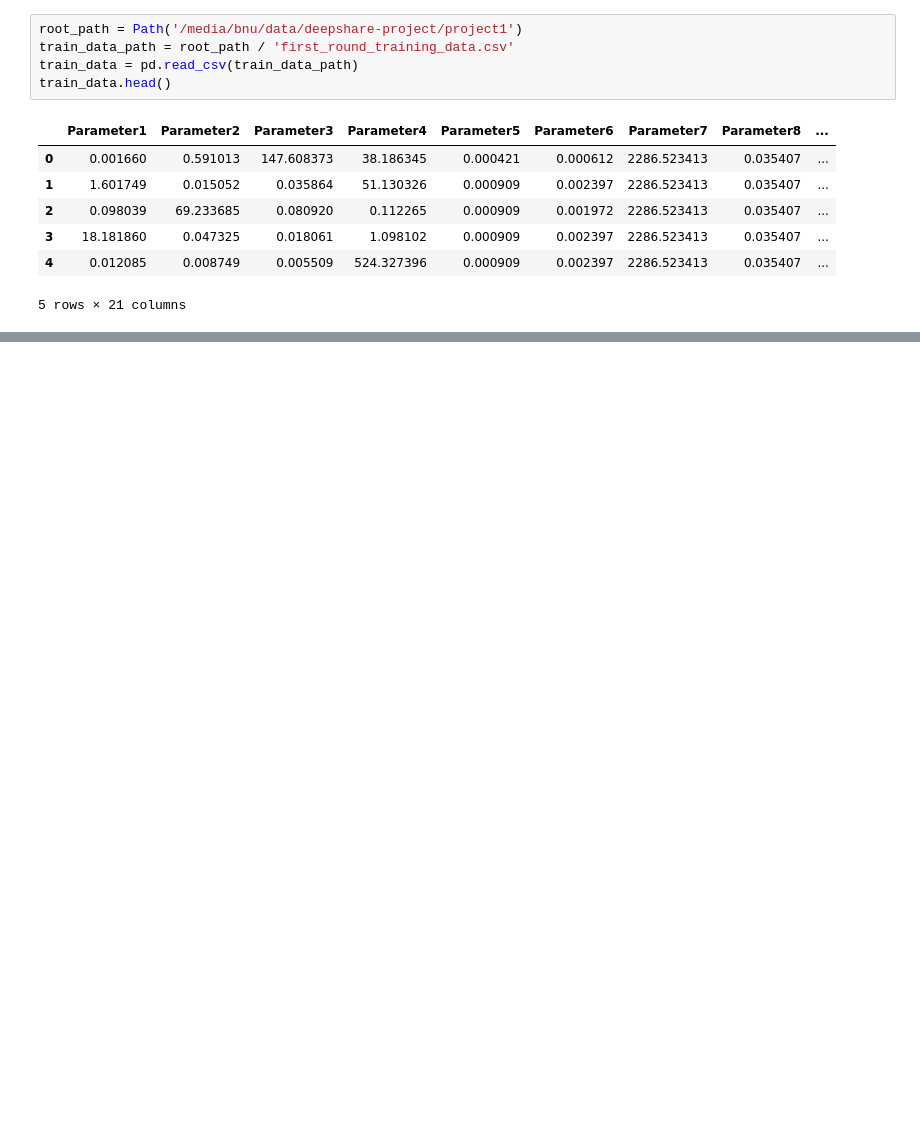
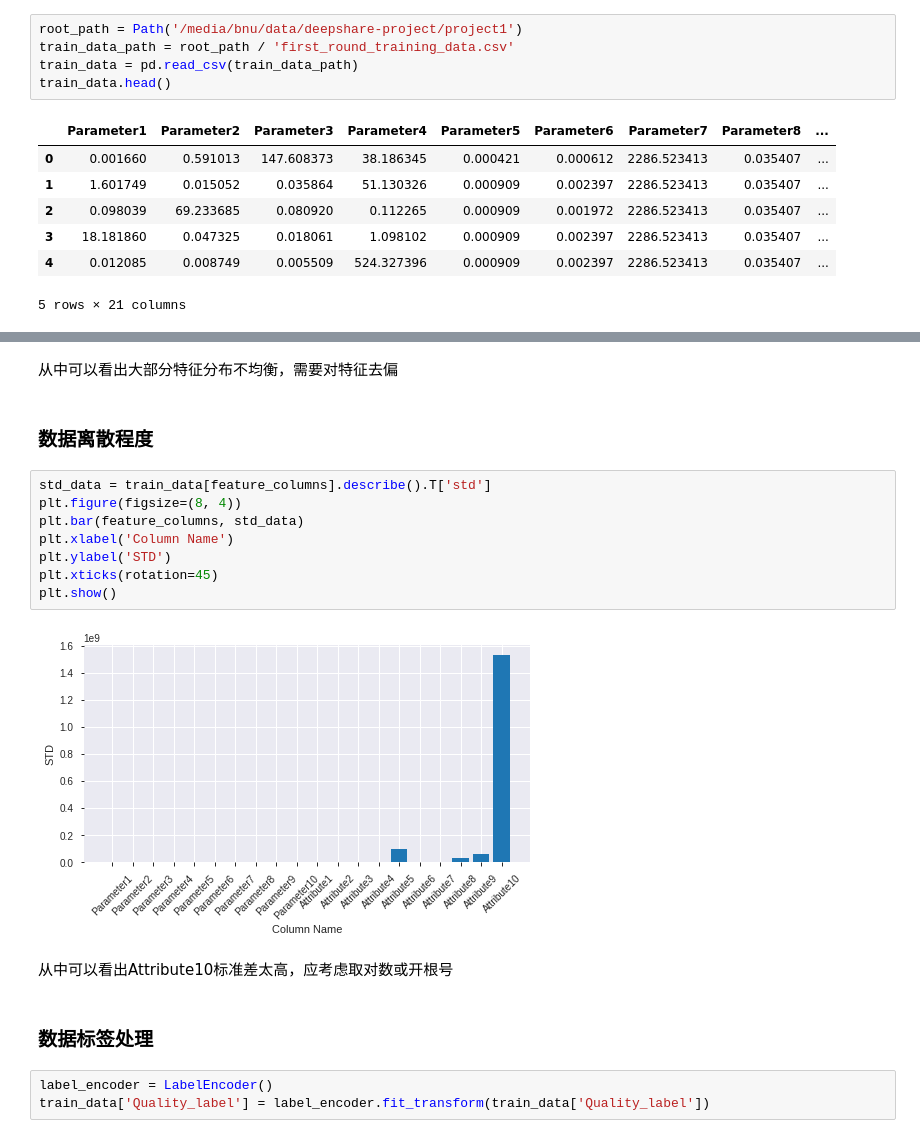
Before and after one commit to RegiusQuant/deepshare-project, a Jupyter notebook: project1/notebooks/Exploratory Data Analysis.ipynb, the cells around one changed output, grey strips where cells are left out. Saved outputs shown, nothing was run; the diff lists cells and outputs as text; blank space fills up the shorter version.

```diff
--- a/project1/notebooks/Exploratory Data Analysis.ipynb
+++ b/project1/notebooks/Exploratory Data Analysis.ipynb
@@ -28,0 +99,21 @@ profile.to_file(output_file='../reports/train_report.html')
+# %% [markdown]
+从中可以看出大部分特征分布不均衡，需要对特征去偏
+# %% [markdown]
+### 数据离散程度
+# %%
+std_data = train_data[feature_columns].describe().T['std']
+plt.figure(figsize=(8, 4))
+plt.bar(feature_columns, std_data)
+plt.xlabel('Column Name')
+plt.ylabel('STD')
+plt.xticks(rotation=45)
+plt.show()
+# %% [output]
+[figure, added]
+# %% [markdown]
+从中可以看出Attribute10标准差太高，应考虑取对数或开根号
+# %% [markdown]
+### 数据标签处理
+# %%
+label_encoder = LabelEncoder()
+train_data['Quality_label'] = label_encoder.fit_transform(train_data['Quality_label'])
```
Also changed, not shown: parts of 24 cells of this notebook, 2 other files.
